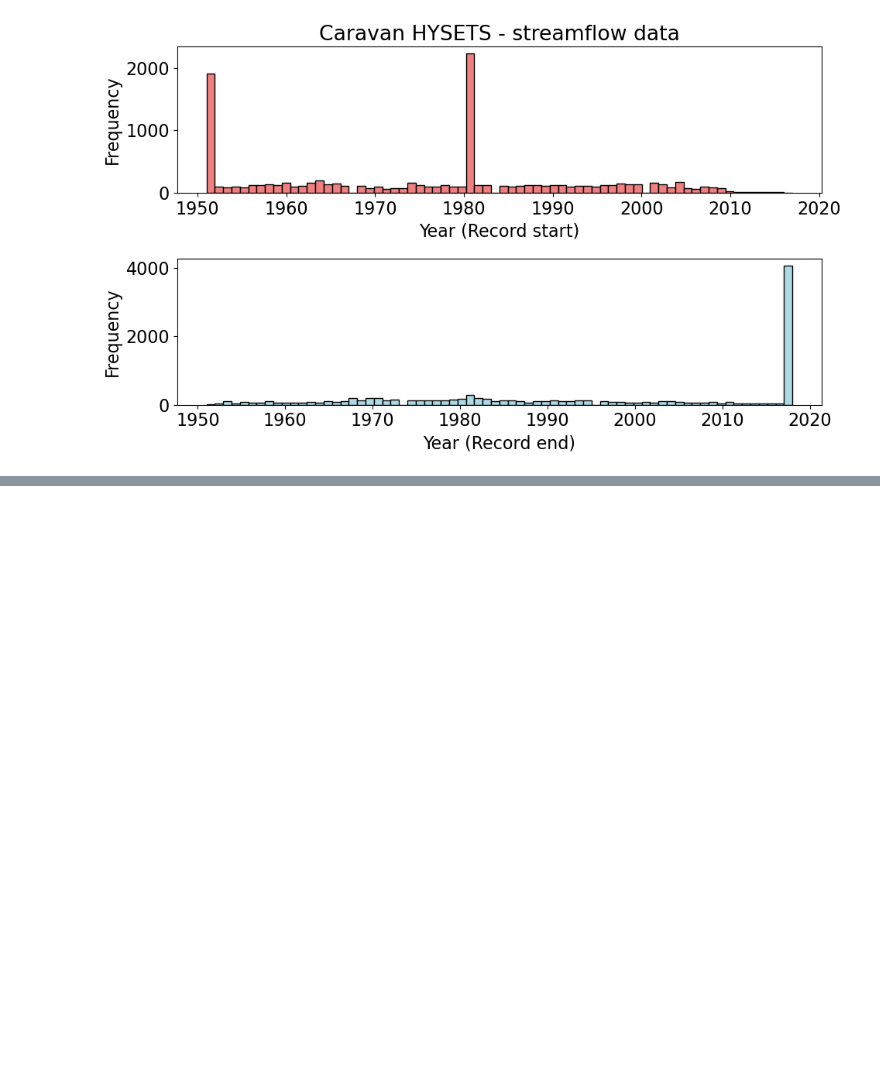
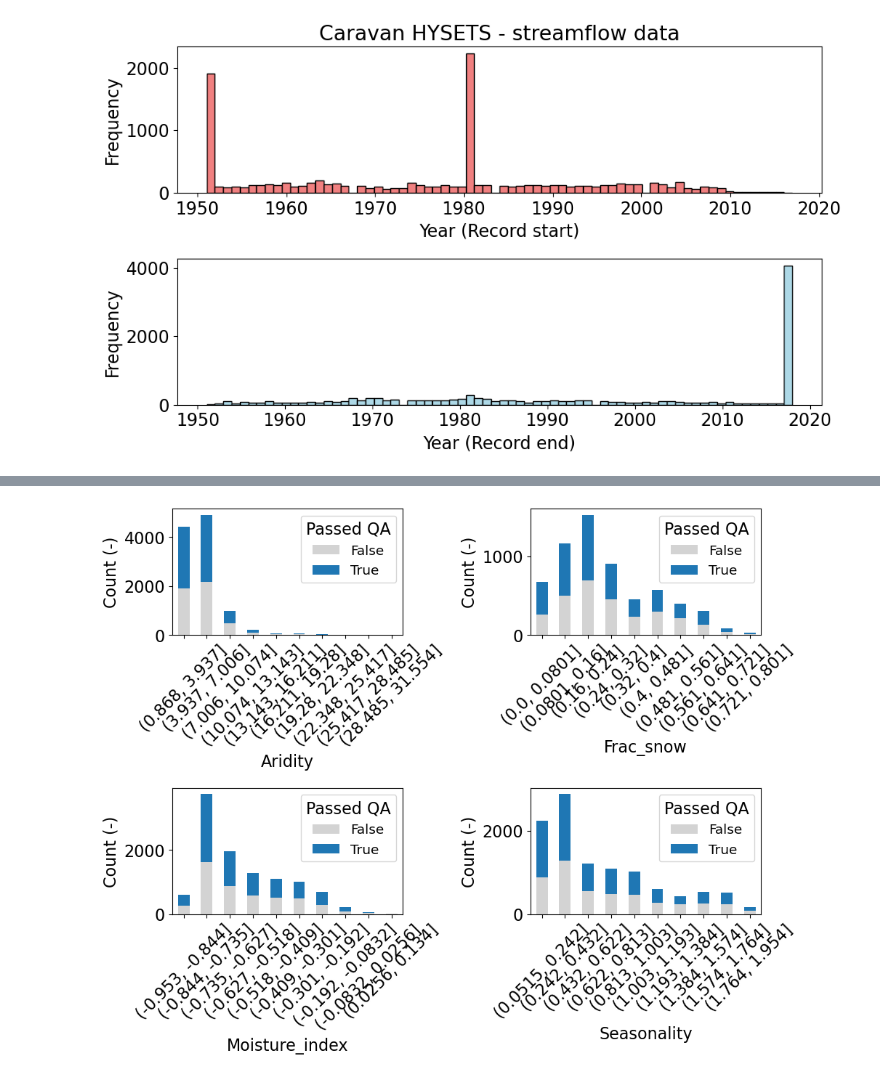
Before and after one commit to RY4GIT/signature-prediction, a Jupyter notebook: sandbox/check_caravan_qa_plot.ipynb, the cells around one changed output, grey strips where cells are left out. Saved outputs shown, nothing was run; the diff lists cells and outputs as text; code cells hidden in the pictures; blank space fills up the shorter version.

```diff
--- a/sandbox/check_caravan_qa_plot.ipynb
+++ b/sandbox/check_caravan_qa_plot.ipynb
@@ -221,0 +254,36 @@ plot_filtered_locations(hysets_qa, "qf_overall", f"Overall criteria")
+# %%
+
+def plot_boolean_counts(df, variable, bins=11, plot_color=['lightgrey', 'tab:blue']):
+    """
+    Plots boolean counts grouped by a specified environmental variable.
+
+    Parameters:
+    df (DataFrame): The input DataFrame.
+    variable (str): The environmental variable to analyze.
+    bins (int): Number of bins to use for the numerical variable.
+    plot_color (list): List of colors for the plot.
+    """
+    fig, axes = plt.subplots(2, 2, figsize=(10, 8))  # Set up a 2x2 subplot grid
+    axes = axes.flatten()  # Flatten the 2D array of axes to make iteration easier
+
+    for i, variable in enumerate(variables):
+        # Binning the specified variable
+        df[f'{variable}_bin'] = pd.cut(df[variable], bins=np.linspace(df[variable].min(), df[variable].max(), num=bins))
+
+        # Grouping by the binned variable and qf_overall, then counting occurrences
+        count_data = df.groupby([f'{variable}_bin', 'qf_overall']).size().unstack(fill_value=0)
+
+        # Plotting on the appropriate subplot
+        count_data.plot(kind='bar', stacked=True, color=plot_color, ax=axes[i])
+        axes[i].set_xlabel(variable.capitalize())
+        axes[i].set_ylabel('Count (-)')
+        axes[i].tick_params(axis='x', rotation=45)
+        axes[i].legend(title='Passed QA', fontsize='small')
+
+    plt.tight_layout()
+    plt.show()
+
+variables = ['aridity', 'frac_snow', 'moisture_index', 'seasonality']
+plot_boolean_counts(hysets_qa, variables)
+# %% [output]
+[figure, added]
```
Also changed, not shown: parts of 5 cells of this notebook, 2 other files.
